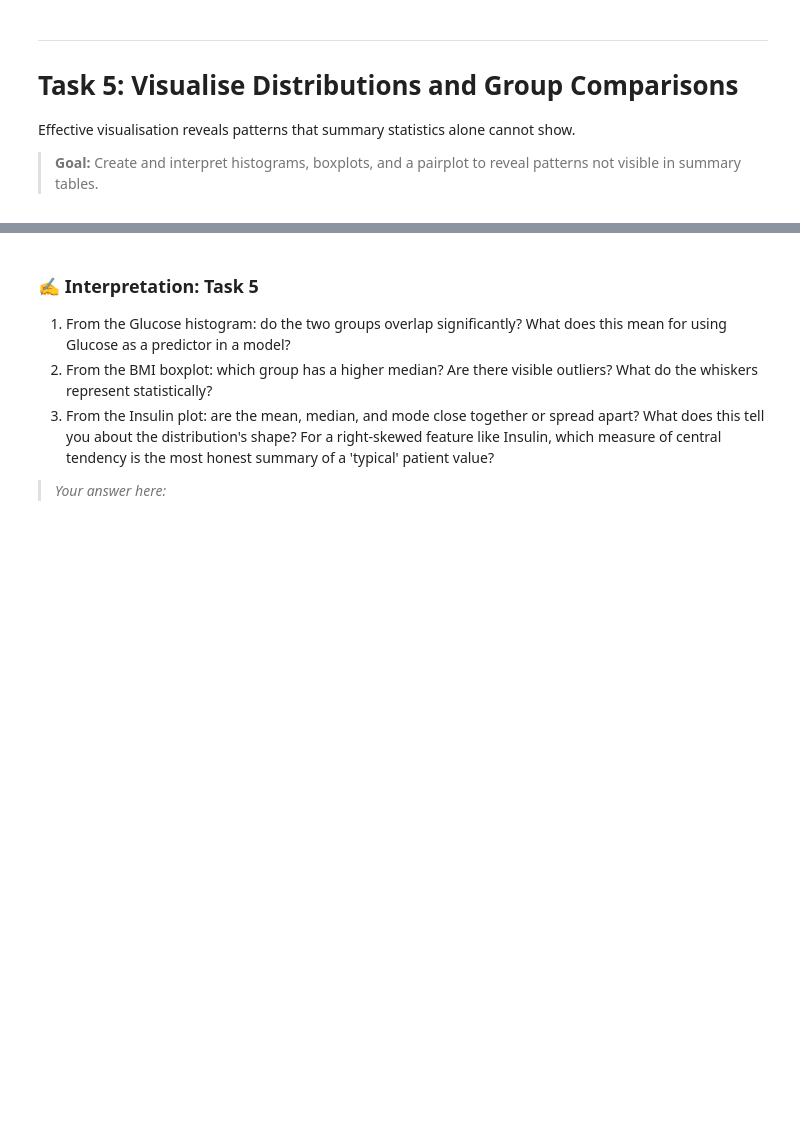
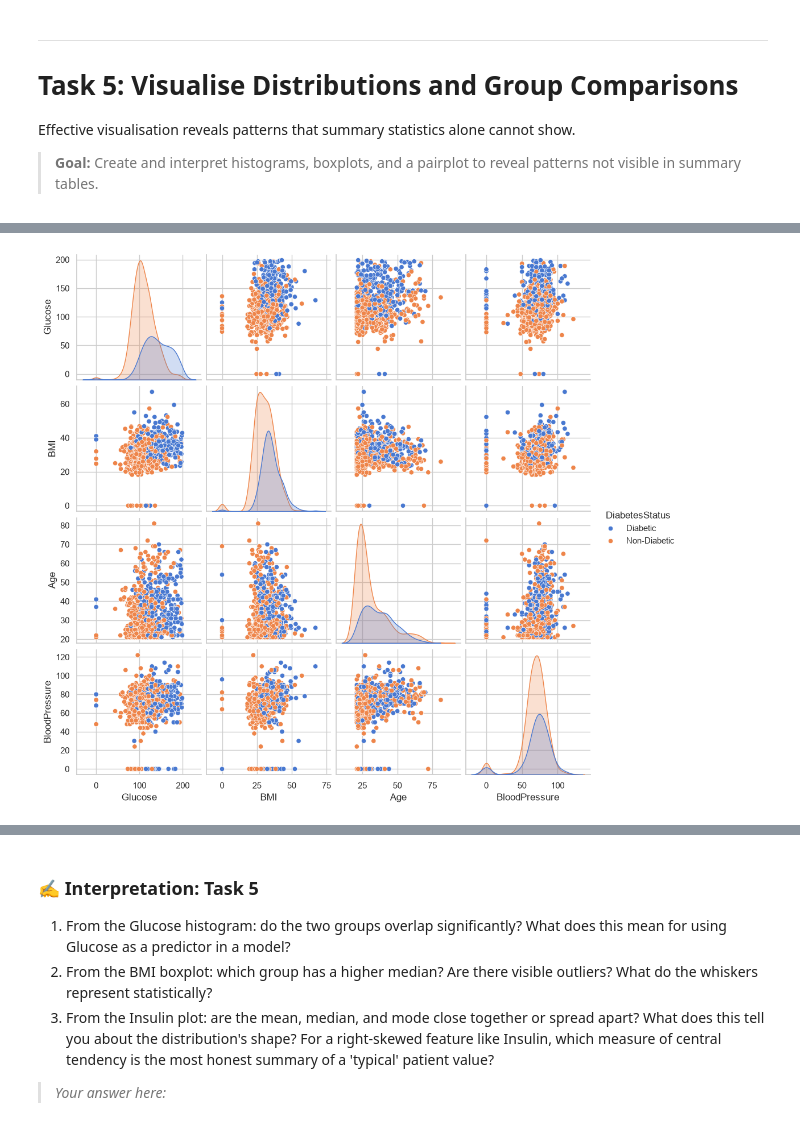
Before and after one commit to fredizenn/Statistics-and-Machine-Learning, a Jupyter notebook: Week-1/Lab-Assignments/module_b.ipynb, the cells around one changed output, grey strips where cells are left out. Cells and saved outputs as stored; diff of their text form; code cells hidden in the pictures; blank space fills up the shorter version.

```diff
--- a/Week-1/Lab-Assignments/module_b.ipynb
+++ b/Week-1/Lab-Assignments/module_b.ipynb
@@ -174,9 +215,19 @@ plt.show()
 # %%
 # TODO: Create a pairplot for Glucose, BMI, Age, and BloodPressure.
 # Colour by 'DiabetesStatus'. This may take a moment to render.
 # Hint: sns.pairplot(df[cols + ['DiabetesStatus']], hue='DiabetesStatus')
 
 # YOUR CODE HERE
+cols = ['Glucose', 'BMI', 'Age', 'BloodPressure']
+
+sns.pairplot(
+    df[cols + ['DiabetesStatus']],
+    hue='DiabetesStatus'
+)
+
+plt.show()
+# %% [output]
+[figure, added]
 # %%
 # TODO: For the 'Insulin' feature, create a histogram that annotates
 # the mean, median, AND mode as vertical lines in three different colours.
```
Also changed, not shown: parts of 7 cells of this notebook.
